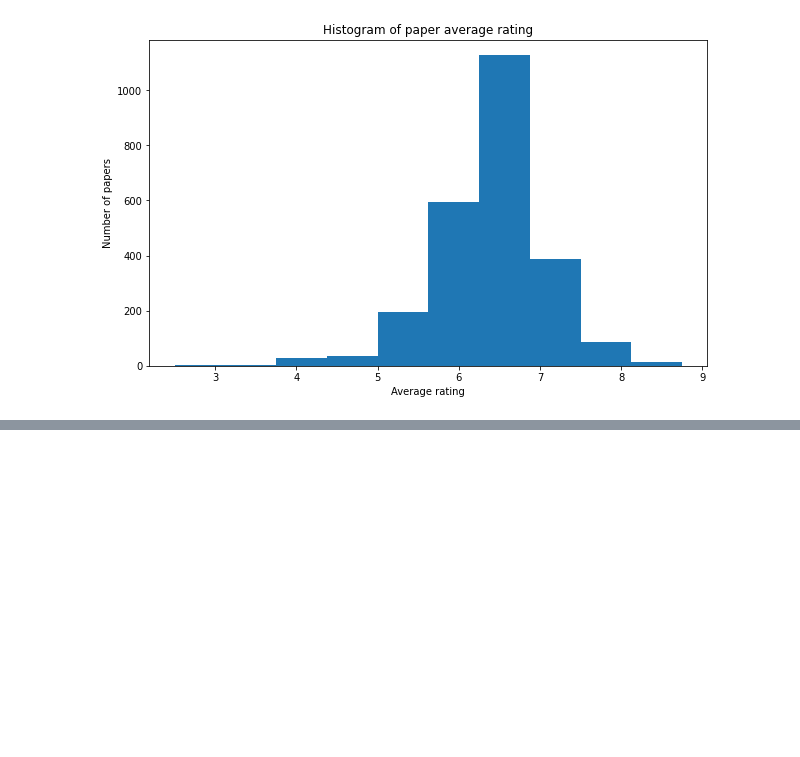
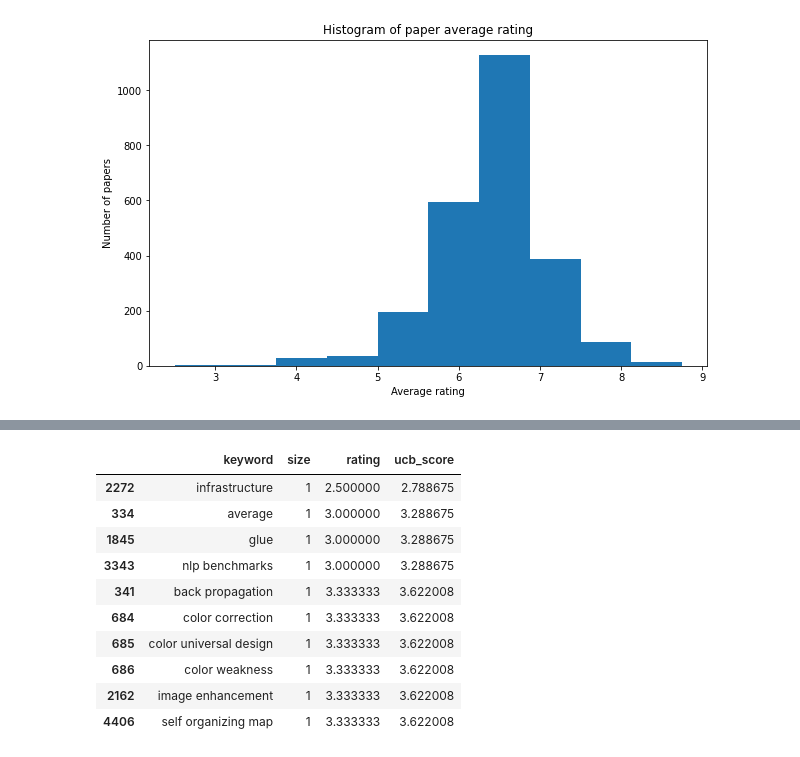
Before and after one commit to chrisnielsen-utilities/literature-review-tools, a Jupyter notebook: analyze_neurips_2021_papers.ipynb, the cells around one changed output, grey strips where cells are left out. Drawn from its saved outputs; the diff is of its cells as text; code cells hidden in the pictures; blank space fills up the shorter version.

```diff
--- a/analyze_neurips_2021_papers.ipynb
+++ b/analyze_neurips_2021_papers.ipynb
@@ -148,0 +244,14 @@ Text(0.5, 1.0, 'Histogram of paper average rating')
+# %%
+filtered_df.nsmallest(10,'ucb_score')
+# %% [output]
+|  | keyword | size | rating | ucb_score |
+| 2272 | infrastructure | 1 | 2.500000 | 2.788675 |
+| 334 | average | 1 | 3.000000 | 3.288675 |
+| 1845 | glue | 1 | 3.000000 | 3.288675 |
+| 3343 | nlp benchmarks | 1 | 3.000000 | 3.288675 |
+| 341 | back propagation | 1 | 3.333333 | 3.622008 |
+| 684 | color correction | 1 | 3.333333 | 3.622008 |
+| 685 | color universal design | 1 | 3.333333 | 3.622008 |
+| 686 | color weakness | 1 | 3.333333 | 3.622008 |
+| 2162 | image enhancement | 1 | 3.333333 | 3.622008 |
+| 4406 | self organizing map | 1 | 3.333333 | 3.622008 |
```
Also changed, not shown: parts of 22 cells of this notebook, 2 other files.
